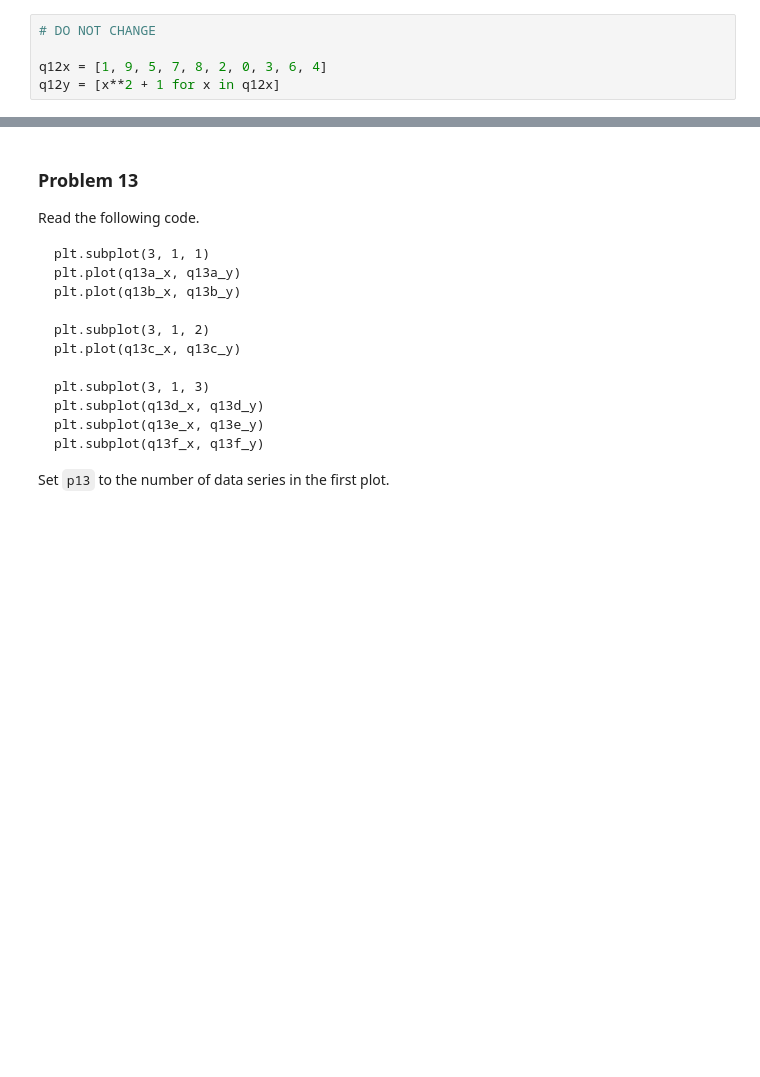
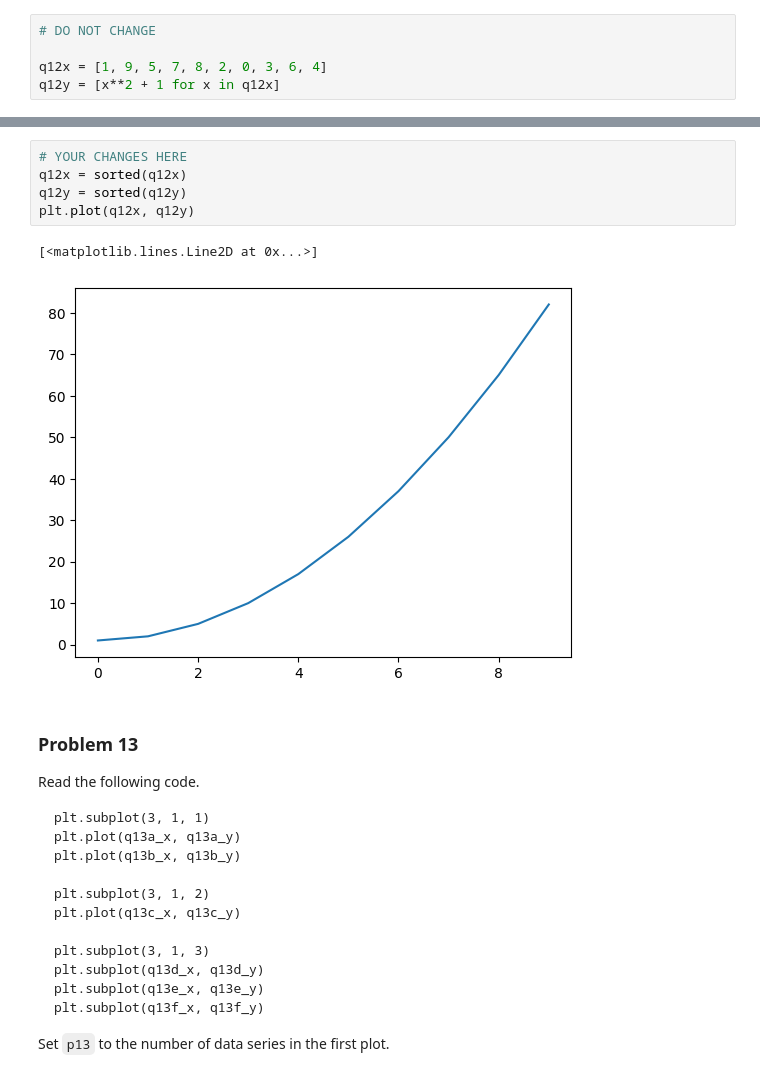
Before and after one commit to nmaldon1/dx602-homework-05, a Jupyter notebook: homework.ipynb, the cells around one changed output, grey strips where cells are left out. Saved outputs shown, nothing was run; the diff lists cells and outputs as text; blank space fills up the shorter version.

```diff
--- a/homework.ipynb
+++ b/homework.ipynb
@@ -307,3 +313,11 @@ Ellipsis
+# %%
+# YOUR CHANGES HERE
+q12x = sorted(q12x)
+q12y = sorted(q12y)
+plt.plot(q12x, q12y)
+# %% [output]
+[<matplotlib.lines.Line2D at 0x...>]
+[figure, added]
 # %% [markdown]
 ### Problem 13
 
```
Also changed, not shown: parts of 14 cells of this notebook.
